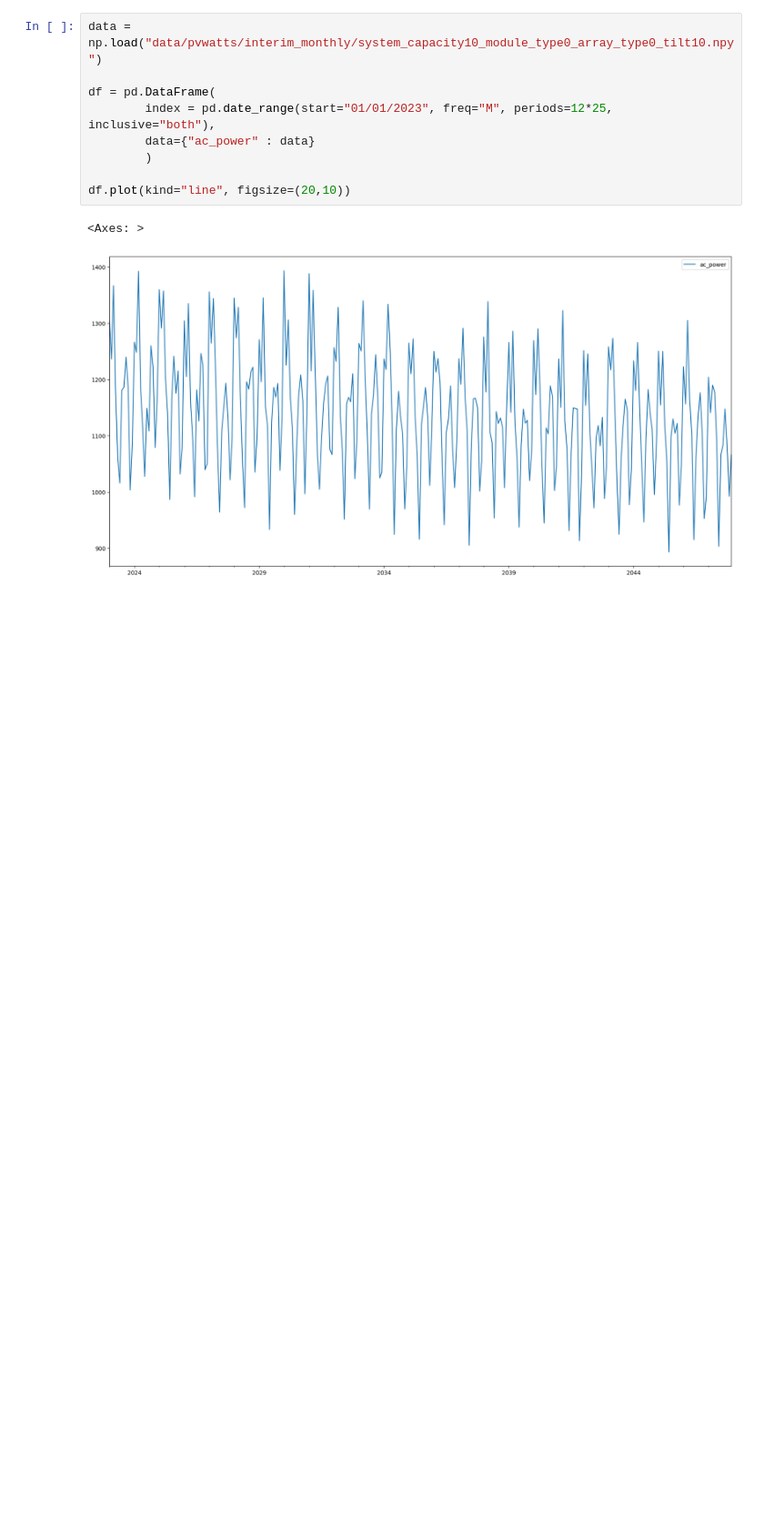
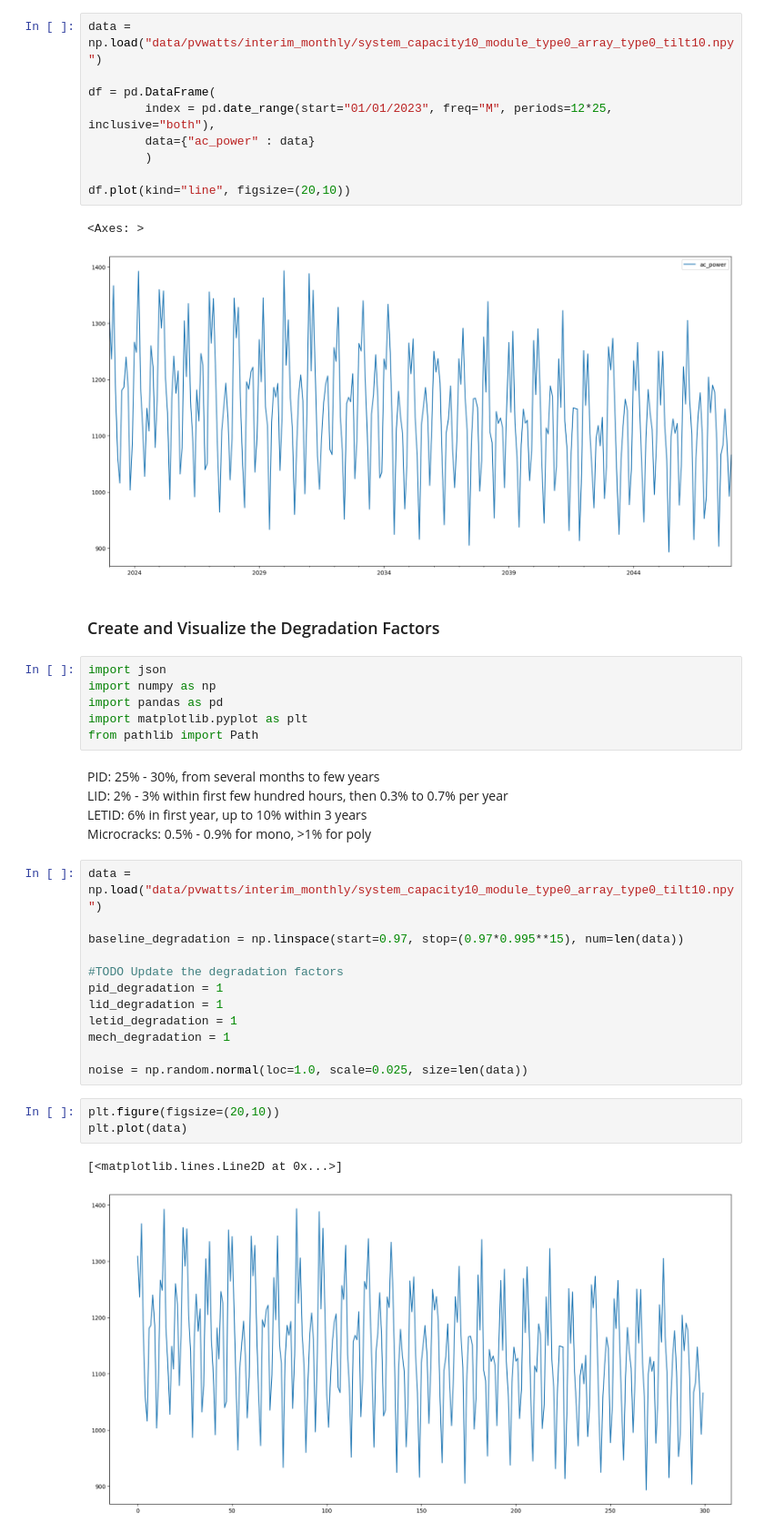
Before and after one commit to cai-yutian/pv-modelling-mirror, a Jupyter notebook: process_pvwatts_data_monthly.ipynb, the cells around one changed output. Shown at 91% size. Cells and saved outputs as stored; diff of their text form; blank space fills up the shorter version.

Commit message:
initialize degradation factors

```diff
--- a/process_pvwatts_data_monthly.ipynb
+++ b/process_pvwatts_data_monthly.ipynb
@@ -87,3 +87,34 @@ df.plot(kind="line", figsize=(20,10))
 # %% [output]
 <Axes: >
 [figure]
+# %% [markdown]
+### Create and Visualize the Degradation Factors
+# %%
+import json
+import numpy as np
+import pandas as pd
+import matplotlib.pyplot as plt
+from pathlib import Path
+# %% [markdown]
+PID: 25% - 30%, from several months to few years
+LID: 2% - 3% within first few hundred hours, then 0.3% to 0.7% per year
+LETID: 6% in first year, up to 10% within 3 years
+Microcracks: 0.5% - 0.9% for mono, >1% for poly
+# %%
+data = np.load("data/pvwatts/interim_monthly/system_capacity10_module_type0_array_type0_tilt10.npy")
+
+baseline_degradation = np.linspace(start=0.97, stop=(0.97*0.995**15), num=len(data))
+
+#TODO Update the degradation factors
+pid_degradation = 1
+lid_degradation = 1
+letid_degradation = 1
+mech_degradation = 1
+
+noise = np.random.normal(loc=1.0, scale=0.025, size=len(data))
+# %%
+plt.figure(figsize=(20,10))
+plt.plot(data)
+# %% [output]
+[<matplotlib.lines.Line2D at 0x...>]
+[figure, added]
```
Also changed, not shown: parts of 1 cell of this notebook.
